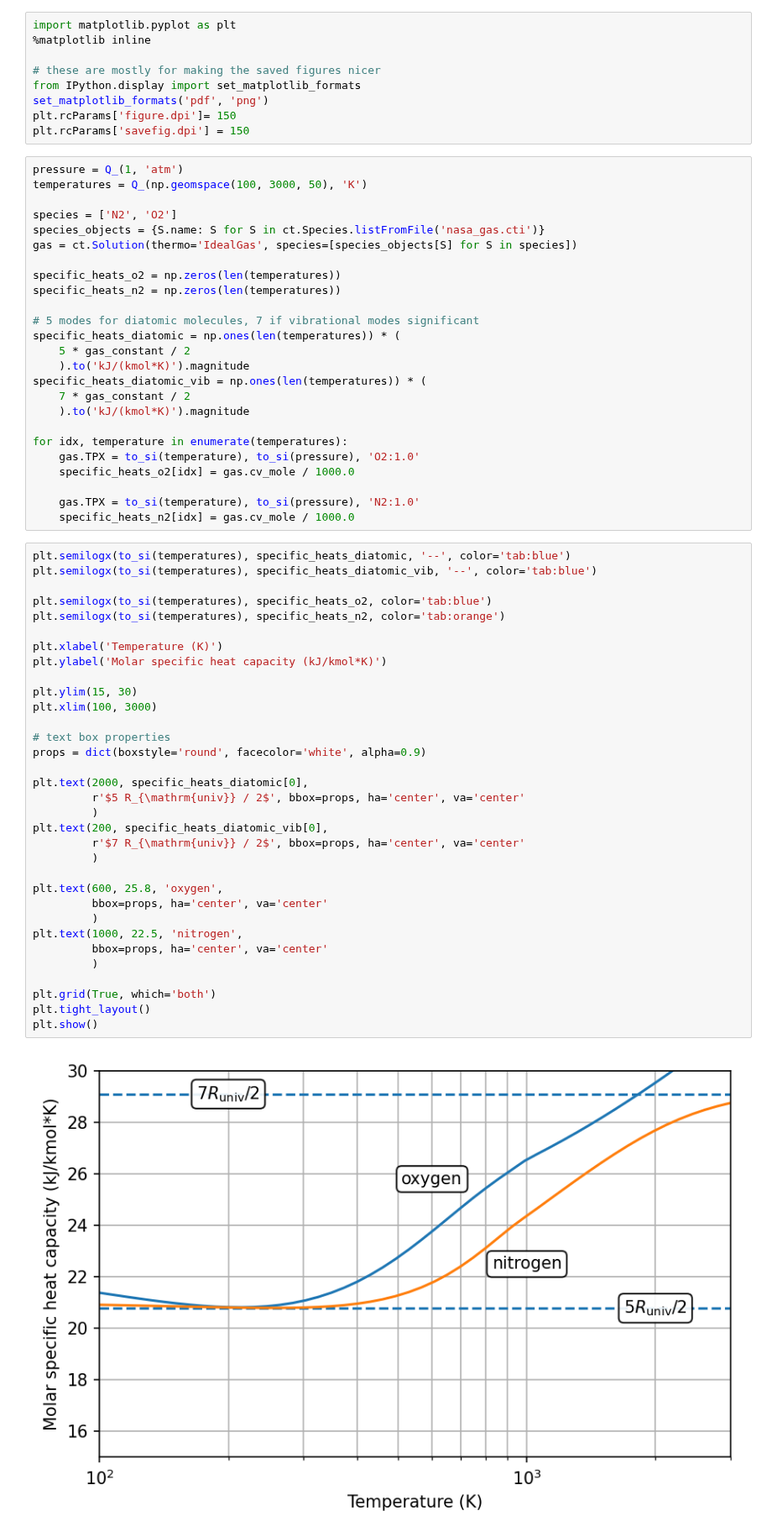
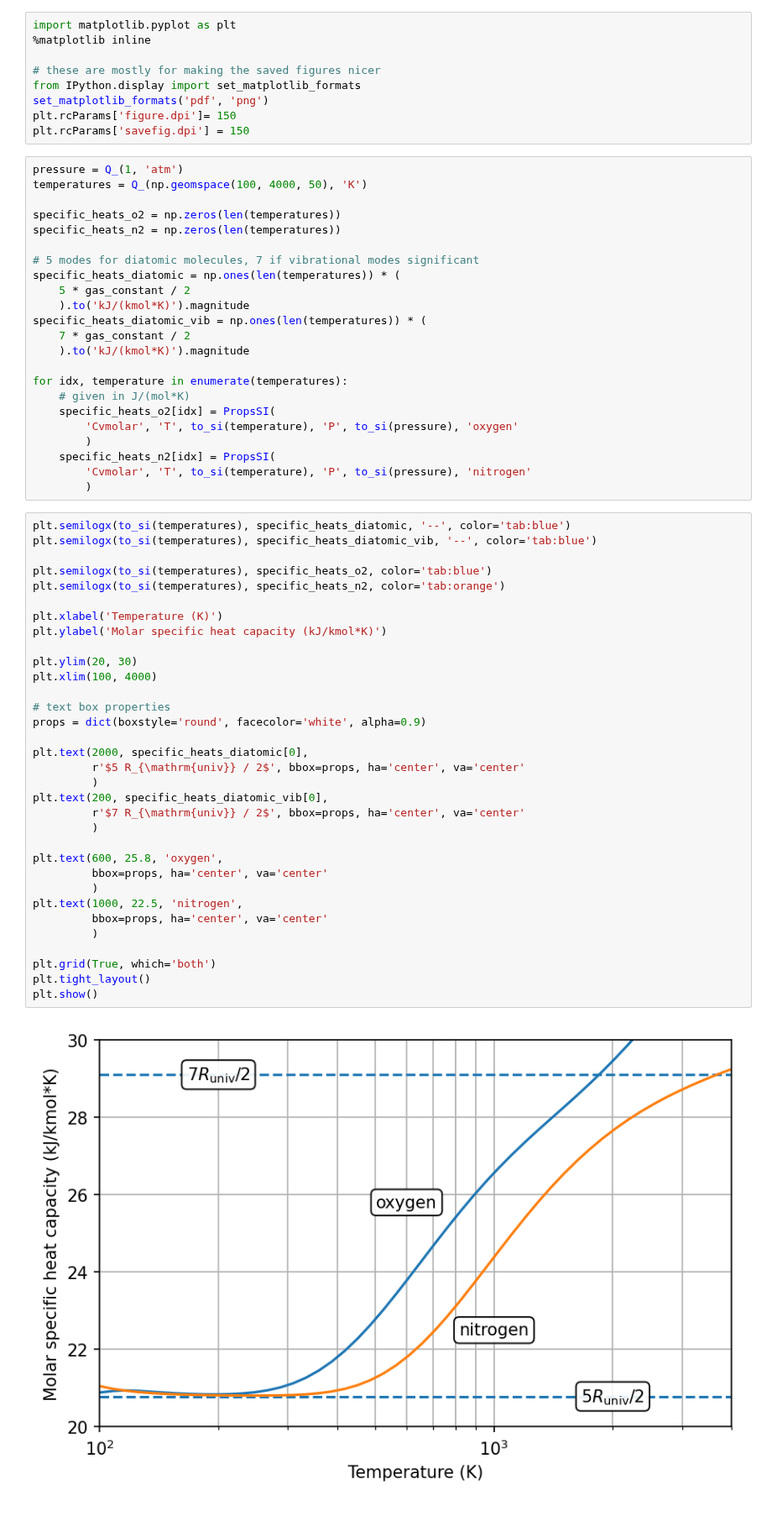
Before and after one commit to kyleniemeyer/computational-thermo, a Jupyter notebook: book/content/stat-thermo/diatomic-gases.ipynb, the cells around one changed output. Shown at 84% size. Saved outputs shown, nothing was run; the diff lists cells and outputs as text.

Commit message:
finishes stat thermo modules

```diff
--- a/book/content/stat-thermo/diatomic-gases.ipynb
+++ b/book/content/stat-thermo/diatomic-gases.ipynb
@@ -51,11 +51,7 @@ plt.rcParams['figure.dpi']= 150
 plt.rcParams['savefig.dpi'] = 150
 # %%
 pressure = Q_(1, 'atm')
-temperatures = Q_(np.geomspace(100, 3000, 50), 'K')
-
-species = ['N2', 'O2']
-species_objects = {S.name: S for S in ct.Species.listFromFile('nasa_gas.cti')}
-gas = ct.Solution(thermo='IdealGas', species=[species_objects[S] for S in species])
+temperatures = Q_(np.geomspace(100, 4000, 50), 'K')
 
 specific_heats_o2 = np.zeros(len(temperatures))
 specific_heats_n2 = np.zeros(len(temperatures))
@@ -69,44 +65,46 @@ specific_heats_diatomic_vib = np.ones(len(temperatures)) * (
     ).to('kJ/(kmol*K)').magnitude
 
 for idx, temperature in enumerate(temperatures):
-    gas.TPX = to_si(temperature), to_si(pressure), 'O2:1.0'
-    specific_heats_o2[idx] = gas.cv_mole / 1000.0
-
-    gas.TPX = to_si(temperature), to_si(pressure), 'N2:1.0'
-    specific_heats_n2[idx] = gas.cv_mole / 1000.0
+    # given in J/(mol*K)
+    specific_heats_o2[idx] = PropsSI(
+        'Cvmolar', 'T', to_si(temperature), 'P', to_si(pressure), 'oxygen'
+        )
+    specific_heats_n2[idx] = PropsSI(
+        'Cvmolar', 'T', to_si(temperature), 'P', to_si(pressure), 'nitrogen'
+        )
 # %%
 plt.semilogx(to_si(temperatures), specific_heats_diatomic, '--', color='tab:blue')
 plt.semilogx(to_si(temperatures), specific_heats_diatomic_vib, '--', color='tab:blue')
 
 plt.semilogx(to_si(temperatures), specific_heats_o2, color='tab:blue')
 plt.semilogx(to_si(temperatures), specific_heats_n2, color='tab:orange')
 
 plt.xlabel('Temperature (K)')
 plt.ylabel('Molar specific heat capacity (kJ/kmol*K)')
 
-plt.ylim(15, 30)
-plt.xlim(100, 3000)
+plt.ylim(20, 30)
+plt.xlim(100, 4000)
 
 # text box properties
 props = dict(boxstyle='round', facecolor='white', alpha=0.9)
 
 plt.text(2000, specific_heats_diatomic[0],
          r'$5 R_{\mathrm{univ}} / 2$', bbox=props, ha='center', va='center'
          )
 plt.text(200, specific_heats_diatomic_vib[0],
          r'$7 R_{\mathrm{univ}} / 2$', bbox=props, ha='center', va='center'
          )
 
 plt.text(600, 25.8, 'oxygen',
          bbox=props, ha='center', va='center'
          )
 plt.text(1000, 22.5, 'nitrogen',
          bbox=props, ha='center', va='center'
          )
 
 plt.grid(True, which='both')
 plt.tight_layout()
 plt.show()
 # %% [output]
-[figure, old version]
+[figure, new version]
 # %% [markdown]
```
Also changed, not shown: parts of 3 cells of this notebook, 1 other file.
